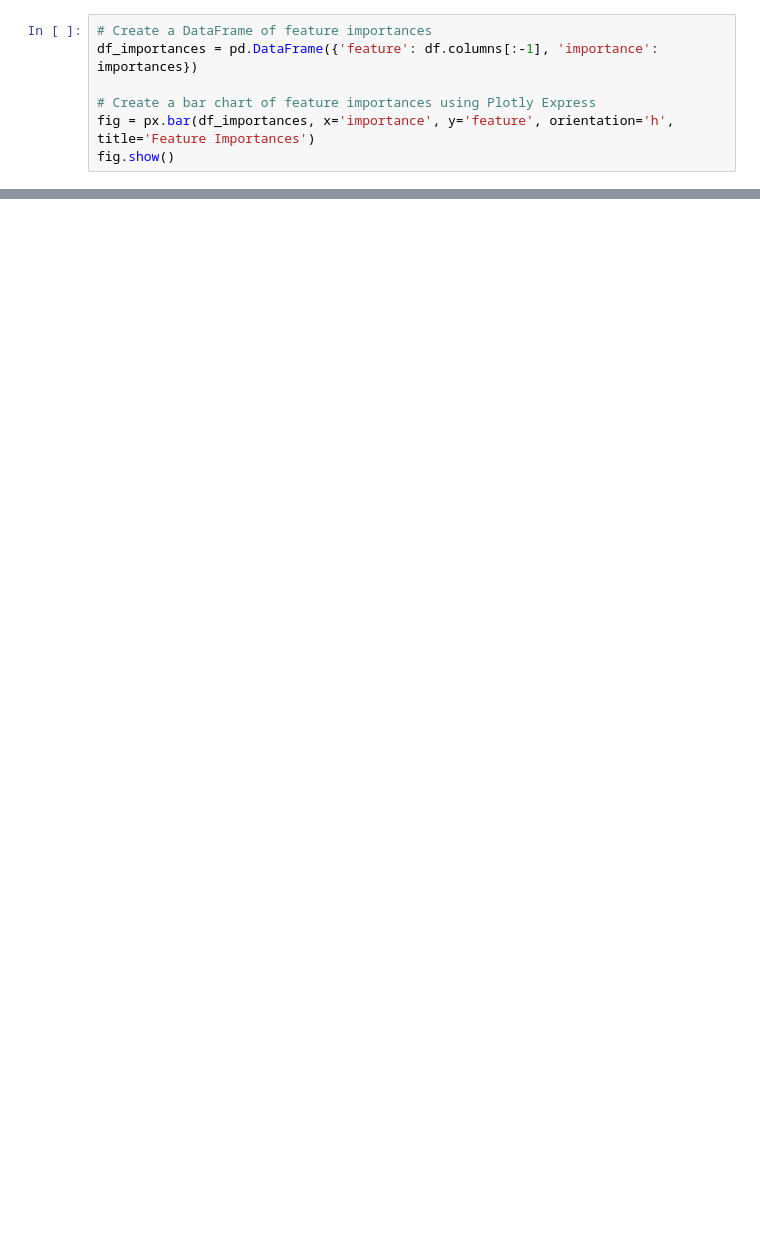
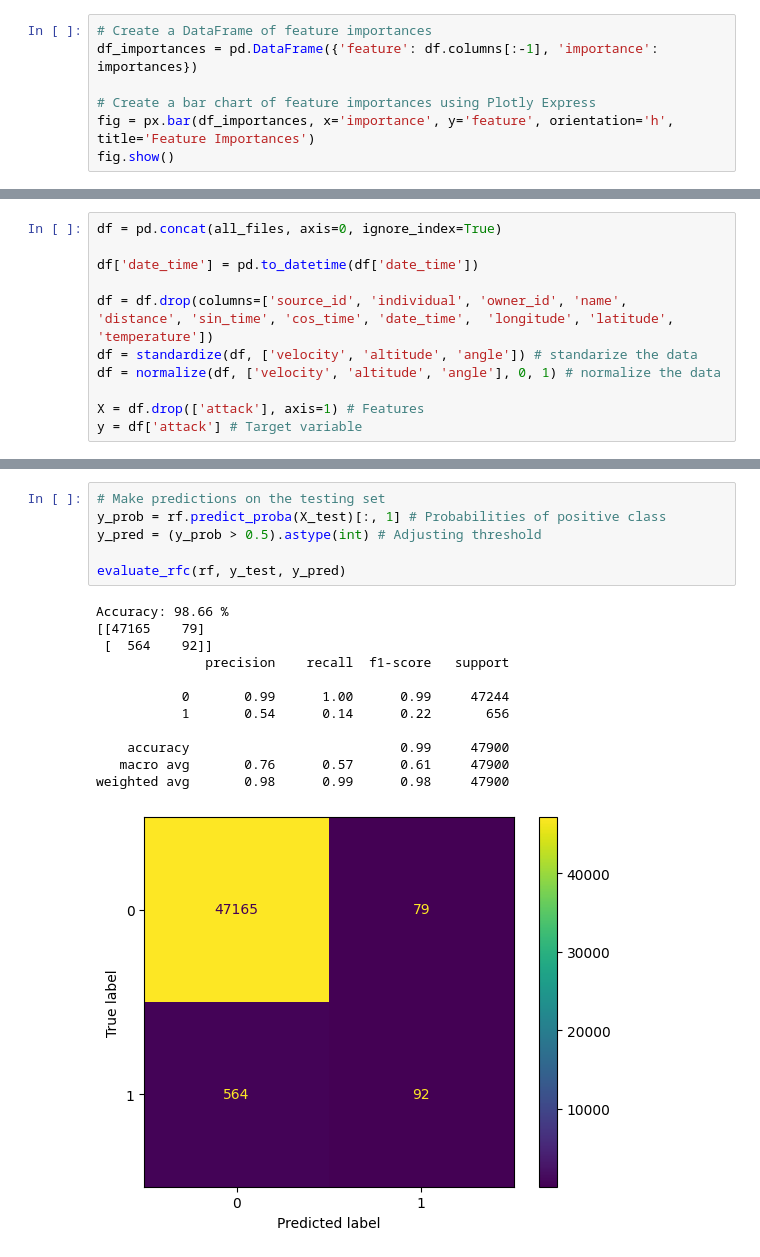
Before and after one commit to sigrunnu/sheep_n_predators, a Jupyter notebook: machineLearning/RandomForest.ipynb, the cells around one changed output, grey strips where cells are left out. Saved outputs shown, nothing was run; the diff lists cells and outputs as text; blank space fills up the shorter version.

```diff
--- a/machineLearning/RandomForest.ipynb
+++ b/machineLearning/RandomForest.ipynb
@@ -178,0 +118,11 @@ fig.show()
+# %%
+df = pd.concat(all_files, axis=0, ignore_index=True)
+
+df['date_time'] = pd.to_datetime(df['date_time'])
+
+df = df.drop(columns=['source_id', 'individual', 'owner_id', 'name',  'distance', 'sin_time', 'cos_time', 'date_time',  'longitude', 'latitude', 'temperature'])
+df = standardize(df, ['velocity', 'altitude', 'angle']) # standarize the data
+df = normalize(df, ['velocity', 'altitude', 'angle'], 0, 1) # normalize the data
+
+X = df.drop(['attack'], axis=1) # Features
+y = df['attack'] # Target variable
@@ -240,0 +271,19 @@ Covariance Matrix:
+# %%
+# Make predictions on the testing set
+y_prob = rf.predict_proba(X_test)[:, 1] # Probabilities of positive class
+y_pred = (y_prob > 0.5).astype(int) # Adjusting threshold
+
+evaluate_rfc(rf, y_test, y_pred)
+# %% [output]
+Accuracy: 98.66 %
+[[47165    79]
+ [  564    92]]
+              precision    recall  f1-score   support
+
+           0       0.99      1.00      0.99     47244
+           1       0.54      0.14      0.22       656
+
+    accuracy                           0.99     47900
+   macro avg       0.76      0.57      0.61     47900
+weighted avg       0.98      0.99      0.98     47900
+[figure, added]
```
Also changed, not shown: parts of 49 cells of this notebook, 3 other files.
